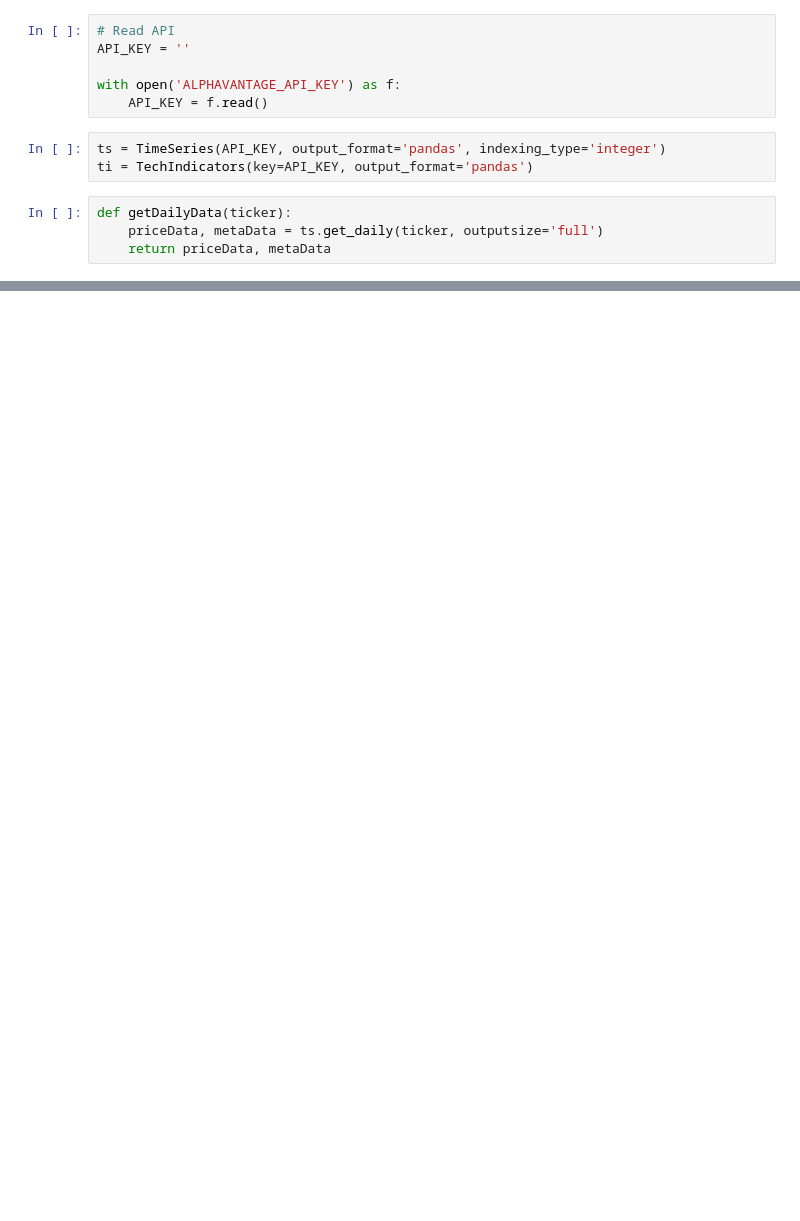
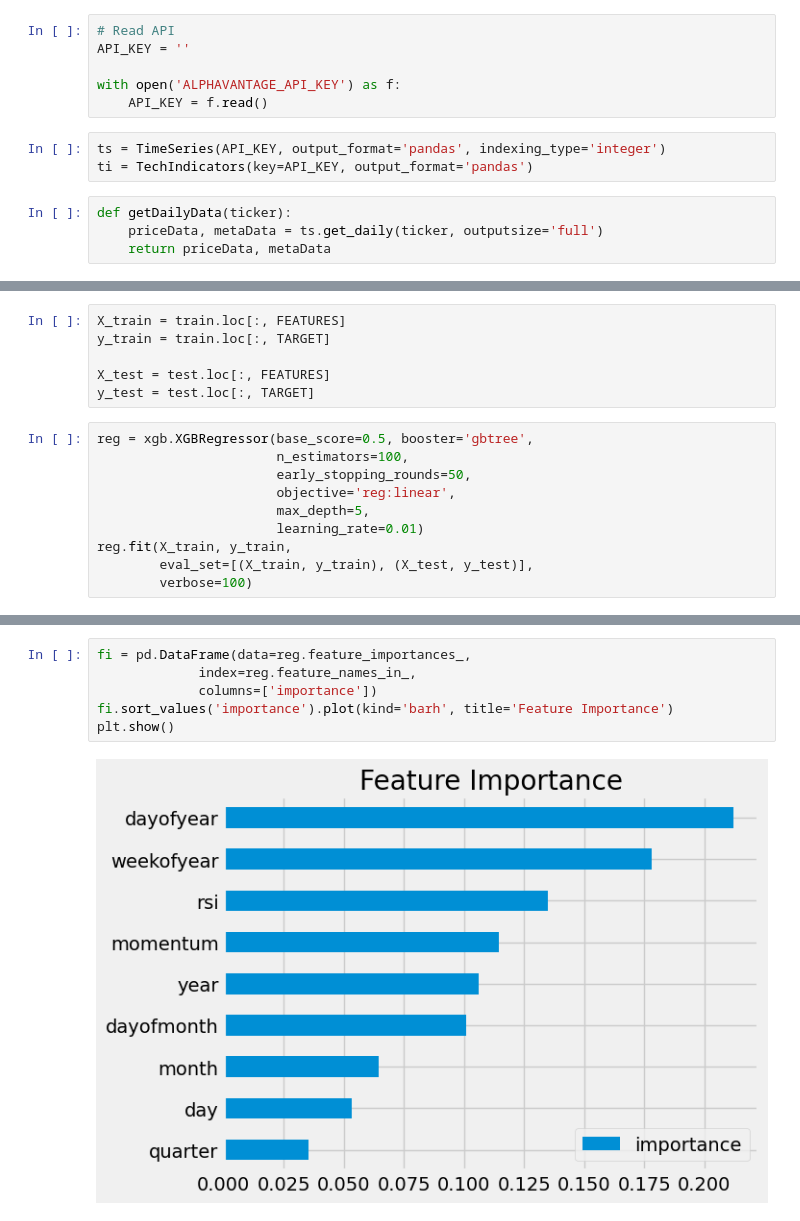
Before and after one commit to satishsolanki0409/finTech-projects, a Jupyter notebook: test.ipynb, the cells around one changed output, grey strips where cells are left out. Drawn from its saved outputs; the diff is of its cells as text; blank space fills up the shorter version.

```diff
--- a/test.ipynb
+++ b/test.ipynb
@@ -283,0 +526,16 @@ def updateAndSave(new_data, dm):
+# %%
+X_train = train.loc[:, FEATURES]
+y_train = train.loc[:, TARGET]
+
+X_test = test.loc[:, FEATURES]
+y_test = test.loc[:, TARGET]
+# %%
+reg = xgb.XGBRegressor(base_score=0.5, booster='gbtree',
+                       n_estimators=100,
+                       early_stopping_rounds=50,
+                       objective='reg:linear',
+                       max_depth=5,
+                       learning_rate=0.01)
+reg.fit(X_train, y_train,
+        eval_set=[(X_train, y_train), (X_test, y_test)],
+        verbose=100)
@@ -283,0 +556,8 @@ def updateAndSave(new_data, dm):
+# %%
+fi = pd.DataFrame(data=reg.feature_importances_,
+             index=reg.feature_names_in_,
+             columns=['importance'])
+fi.sort_values('importance').plot(kind='barh', title='Feature Importance')
+plt.show()
+# %% [output]
+[figure, added]
```
Also changed, not shown: parts of 65 cells of this notebook, 2 other files.
